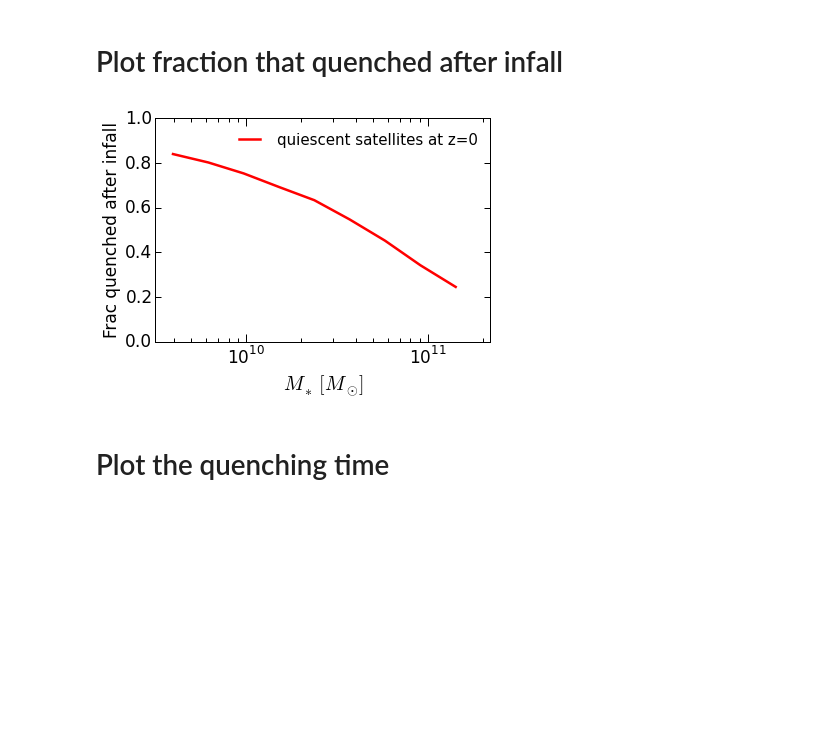
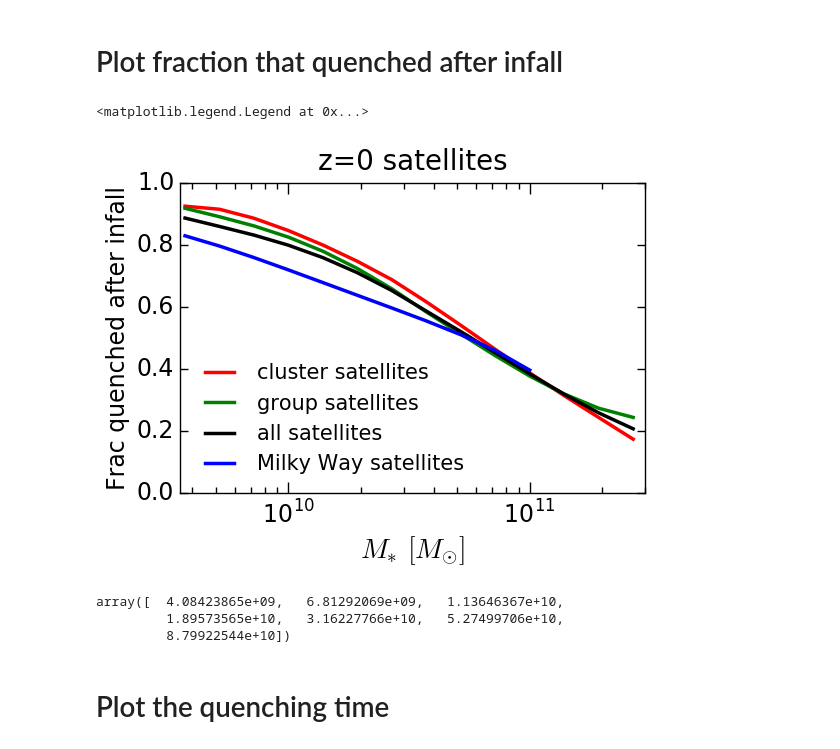
Before and after one commit to aphearin/time_evolving_cam_utils, a Jupyter notebook: fraction_quenched_after_infall.ipynb, the cells around one changed output. Drawn from its saved outputs; the diff is of its cells as text; code cells hidden in the pictures; blank space fills up the shorter version.

Commit message:
Updated fraction_quenched_after_infall.pdf to include host mass dependence. Still need z=1 and z=2 plots

```diff
--- a/fraction_quenched_after_infall.ipynb
+++ b/fraction_quenched_after_infall.ipynb
@@ -11,3 +20,3 @@ cosmic_age_array = np.load(os.path.join(dirname, 'times.npy'))
 # %%
 from quenching_time import quenching_time
-histories['quenching_time'] = quenching_time(histories['sfh'], histories['smh'])
+histories['quenching_time'] = quenching_time(histories['sfr_mp'], histories['sm_mp'])
@@ -25,39 +67,75 @@ quenched_sats = sats[quenched_satmask]
 # %% [markdown]
 # Plot fraction that quenched after infall
 # %%
-logsm_low, logsm_high, num_sm_bins = 9.5, 11.25, 10
+logsm_low, logsm_high, num_sm_bins = 9.5, 11.5, 15
 sm_bins = np.logspace(logsm_low, logsm_high, num_sm_bins)
 sm_mids = 10**((np.log10(sm_bins)[1:] + np.log10(sm_bins)[:-1])/2.)
 
+host_mass_bins = [10**12, 10**13, 10**14, np.inf]
+
 frac_quenched_as_sat = np.zeros(len(sm_bins)-1)
+frac_quenched_as_sat_milky_way = np.zeros(len(sm_bins)-1)
+frac_quenched_as_sat_group = np.zeros(len(sm_bins)-1)
+frac_quenched_as_sat_cluster = np.zeros(len(sm_bins)-1)
+
 for i, sm_low, sm_high in zip(range(len(sm_bins)-1), sm_bins[0:-1], sm_bins[1:]):
-    sm_bin_mask = (quenched_sats['sm'] > sm_low) & (quenched_sats['sm'] < sm_high)
+    sm_bin_mask = (quenched_sats['stellar_mass'] > sm_low) & (quenched_sats['stellar_mass'] < sm_high)
     sm_bin_active_at_infall_mask = sm_bin_mask * (quenched_sats['ssfr_at_infall'] > -11)
     frac_quenched_as_sat[i] = len(quenched_sats[sm_bin_active_at_infall_mask])/float(len(quenched_sats[sm_bin_mask]))
+
+    milky_way_sm_bin_mask = sm_bin_mask*(quenched_sats['host_mpeak'] > host_mass_bins[0])*(quenched_sats['host_mpeak'] < host_mass_bins[1])
+    milky_way_sm_bin_active_at_infall_mask = milky_way_sm_bin_mask*(quenched_sats['ssfr_at_infall'] > -11)
+    frac_quenched_as_sat_milky_way[i] = len(quenched_sats[milky_way_sm_bin_active_at_infall_mask])/float(len(quenched_sats[milky_way_sm_bin_mask]))
+
+    group_sm_bin_mask = sm_bin_mask*(quenched_sats['host_mpeak'] > host_mass_bins[1])*(quenched_sats['host_mpeak'] < host_mass_bins[2])
+    group_sm_bin_active_at_infall_mask = group_sm_bin_mask*(quenched_sats['ssfr_at_infall'] > -11)
+    frac_quenched_as_sat_group[i] = len(quenched_sats[group_sm_bin_active_at_infall_mask])/float(len(quenched_sats[group_sm_bin_mask]))
+
+    cluster_sm_bin_mask = sm_bin_mask*(quenched_sats['host_mpeak'] > host_mass_bins[2])*(quenched_sats['host_mpeak'] < host_mass_bins[3])
+    cluster_sm_bin_active_at_infall_mask = cluster_sm_bin_mask*(quenched_sats['ssfr_at_infall'] > -11)
+    frac_quenched_as_sat_cluster[i] = len(quenched_sats[cluster_sm_bin_active_at_infall_mask])/float(len(quenched_sats[cluster_sm_bin_mask]))
 # %%
+from scipy.signal import savgol_filter
+
 fig = plt.figure()
 ax = fig.add_subplot(111)
 
 xlabel = ax.set_xlabel(r'$M_{\ast}$ $[M_{\odot}]$', fontsize=20)
 ylabel = ax.set_ylabel('Frac quenched after infall', fontsize=17)
-# title = ax.set_title('Satellite quenching post-infall', fontsize=20, y=1.02) # y param fixes an overhanging title
+title = ax.set_title('z=0 satellites', fontsize=20, y=1.02) # y param fixes an overhanging title
 
-ax.plot(sm_mids, frac_quenched_as_sat, color='red',
-        linewidth=2.5, label = "quiescent satellites at z=0")
+ax.plot(sm_mids, savgol_filter(frac_quenched_as_sat_cluster, 13, 5), color='red',
+        linewidth=2.5, label = "cluster satellites")
+
+ax.plot(sm_mids, savgol_filter(frac_quenched_as_sat_group, 13, 4), color='green',
+        linewidth=2.5, label = "group satellites")
+
+ax.plot(sm_mids, savgol_filter(frac_quenched_as_sat, 13, 4), color='k',
+        linewidth=2.5, label = "all satellites")
+
+ax.plot(sm_mids[:-3], savgol_filter(frac_quenched_as_sat_milky_way[:-3], 11, 5), color='blue',
+        linewidth=2.5, label = "Milky Way satellites")
 
 plt.tick_params(axis='x', length=8, width=1, which='major')
 plt.tick_params(axis='x', length=4, width=1, which='minor')
 plt.tick_params(axis='y', length=6, width=1, which='major')
 plt.xscale('log')
 plt.xticks(fontsize=17)
 plt.yticks(fontsize=17)
-plt.xlim(xmin = 10**9.5, xmax=2.2*10**11)
+plt.xlim(xmin = 10**9.55, xmax=3*10**11)
 plt.ylim(ymin = 0, ymax = 1)
-plt.legend(frameon=False, loc='upper right', fontsize=15)
+plt.legend(frameon=False, loc='lower left', fontsize=15)
 
 fig.savefig('FIGS/post_infall_quenching_fractions.pdf', bbox_extra_artists=[xlabel, ylabel], bbox_inches='tight')
 # %% [output]
+<matplotlib.legend.Legend at 0x...>
-[figure, old version]
+[figure, new version]
+# %%
+sm_mids[:-2]
+# %% [output]
+array([  4.08423865e+09,   6.81292069e+09,   1.13646367e+10,
+         1.89573565e+10,   3.16227766e+10,   5.27499706e+10,
+         8.79922544e+10])
 # %% [markdown]
 # Plot the quenching time
 # %%
```
Also changed, not shown: parts of 10 cells of this notebook, 1 other file.
